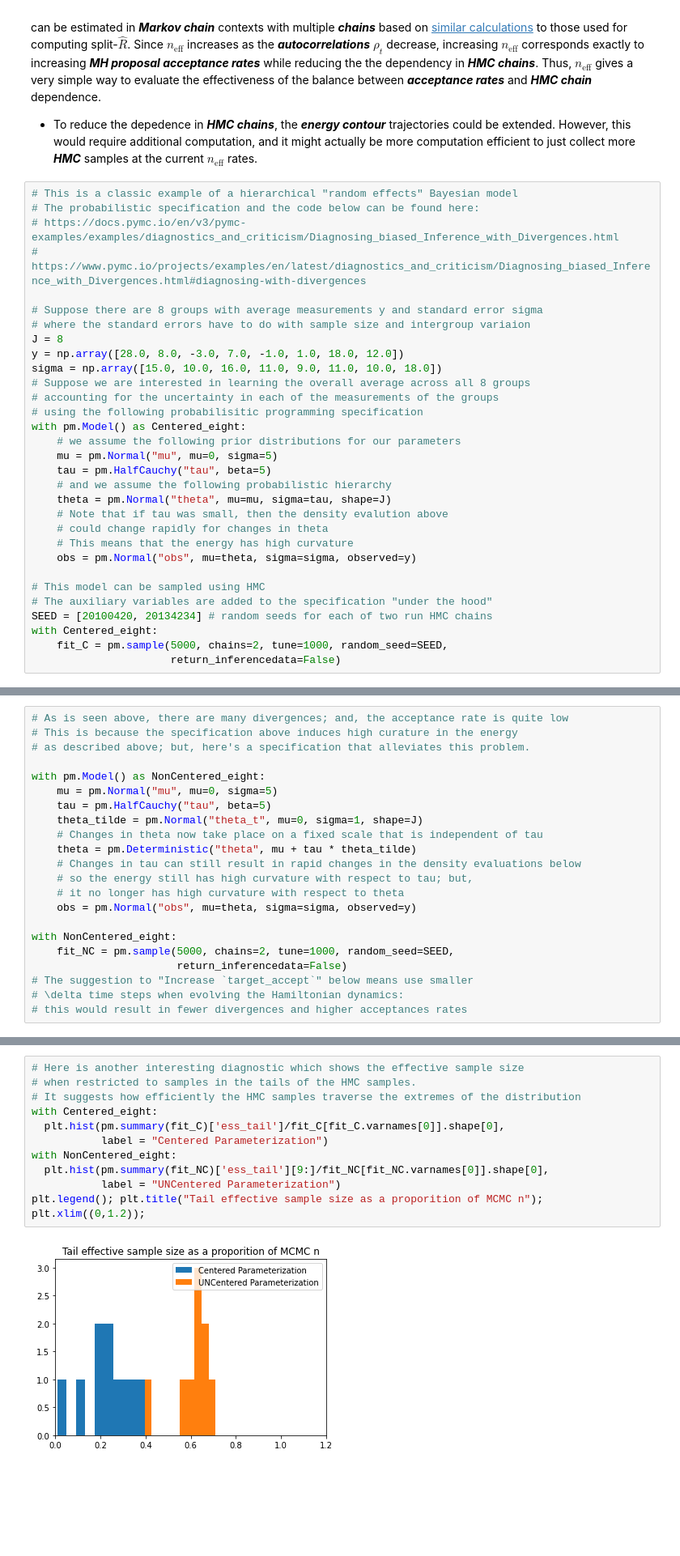
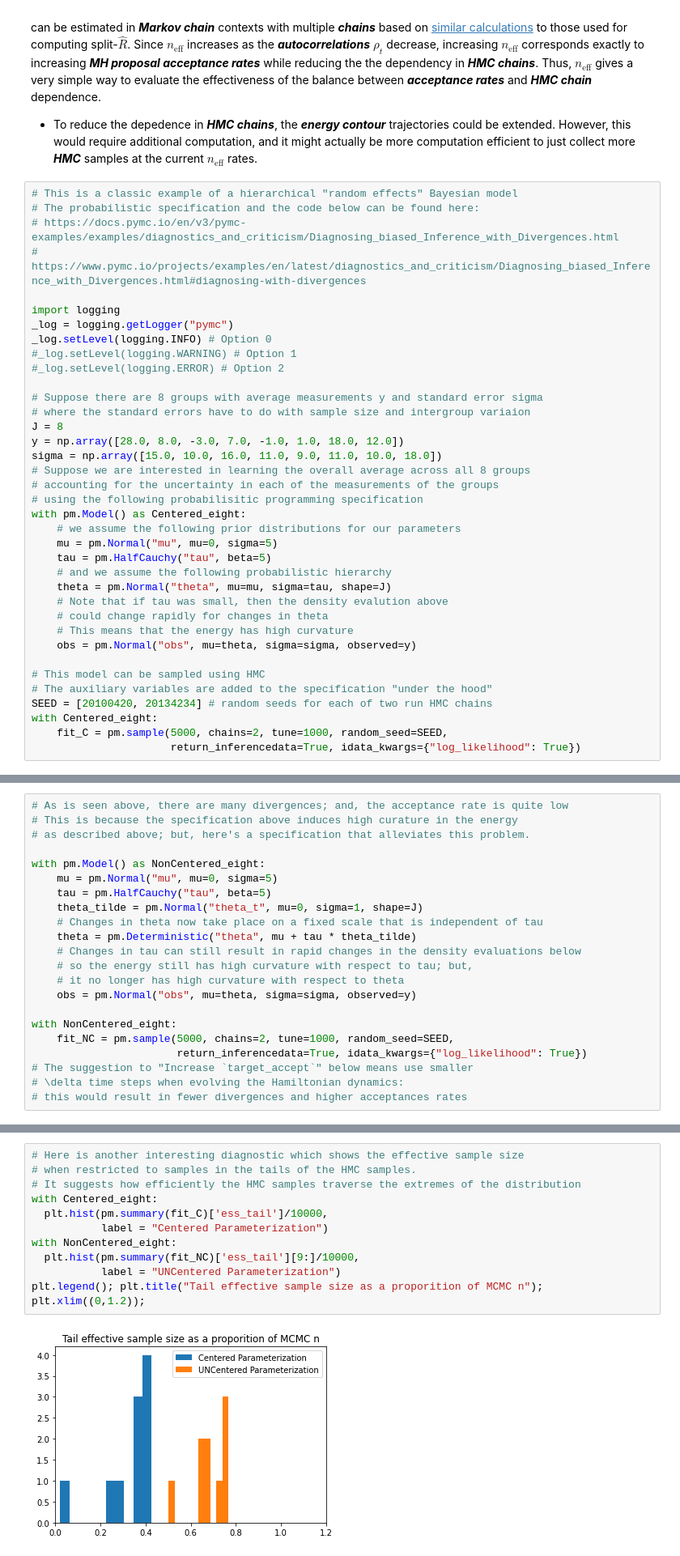
Before and after one commit to pointOfive/STA410_W23_Week11_Reading, a Jupyter notebook: Week11_Bayes.ipynb, the cells around one changed output, grey strips where cells are left out. Shown at 81% size. Drawn from its saved outputs; the diff is of its cells as text; blank space fills up the shorter version.

```diff
--- a/Week11_Bayes.ipynb
+++ b/Week11_Bayes.ipynb
@@ -917,6 +914,12 @@ However, an additional characteristic of ***HMC*** is that its algorithmic perfo
 # The probabilistic specification and the code below can be found here:
 # https://docs.pymc.io/en/v3/pymc-examples/examples/diagnostics_and_criticism/Diagnosing_biased_Inference_with_Divergences.html
 # https://www.pymc.io/projects/examples/en/latest/diagnostics_and_criticism/Diagnosing_biased_Inference_with_Divergences.html#diagnosing-with-divergences
+
+import logging
+_log = logging.getLogger("pymc")
+_log.setLevel(logging.INFO) # Option 0
+#_log.setLevel(logging.WARNING) # Option 1
+#_log.setLevel(logging.ERROR) # Option 2
 
 # Suppose there are 8 groups with average measurements y and standard error sigma
 # where the standard errors have to do with sample size and intergroup variaion
@@ -942,5 +945,5 @@ with pm.Model() as Centered_eight:
 SEED = [20100420, 20134234] # random seeds for each of two run HMC chains
 with Centered_eight:
     fit_C = pm.sample(5000, chains=2, tune=1000, random_seed=SEED,
-                      return_inferencedata=False)
+                      return_inferencedata=True, idata_kwargs={"log_likelihood": True})
 # %% [output]
@@ -969,7 +985,7 @@ with pm.Model() as NonCentered_eight:
 
 with NonCentered_eight:
     fit_NC = pm.sample(5000, chains=2, tune=1000, random_seed=SEED,
-                       return_inferencedata=False)
+                       return_inferencedata=True, idata_kwargs={"log_likelihood": True})
 # The suggestion to "Increase `target_accept`" below means use smaller
 # \delta time steps when evolving the Hamiltonian dynamics:
 # this would result in fewer divergences and higher acceptances rates
@@ -1046,13 +1076,13 @@ Name: ess_bulk, dtype: float64
 # %%
 # Here is another interesting diagnostic which shows the effective sample size
 # when restricted to samples in the tails of the HMC samples.
 # It suggests how efficiently the HMC samples traverse the extremes of the distribution
 with Centered_eight:
-  plt.hist(pm.summary(fit_C)['ess_tail']/fit_C[fit_C.varnames[0]].shape[0],
+  plt.hist(pm.summary(fit_C)['ess_tail']/10000,
            label = "Centered Parameterization")
 with NonCentered_eight:
-  plt.hist(pm.summary(fit_NC)['ess_tail'][9:]/fit_NC[fit_NC.varnames[0]].shape[0],
+  plt.hist(pm.summary(fit_NC)['ess_tail'][9:]/10000,
            label = "UNCentered Parameterization")
 plt.legend(); plt.title("Tail effective sample size as a proporition of MCMC n"); plt.xlim((0,1.2));
 # %% [output]
-[figure, old version]
+[figure, new version]
```
Also changed, not shown: parts of 10 cells of this notebook.
